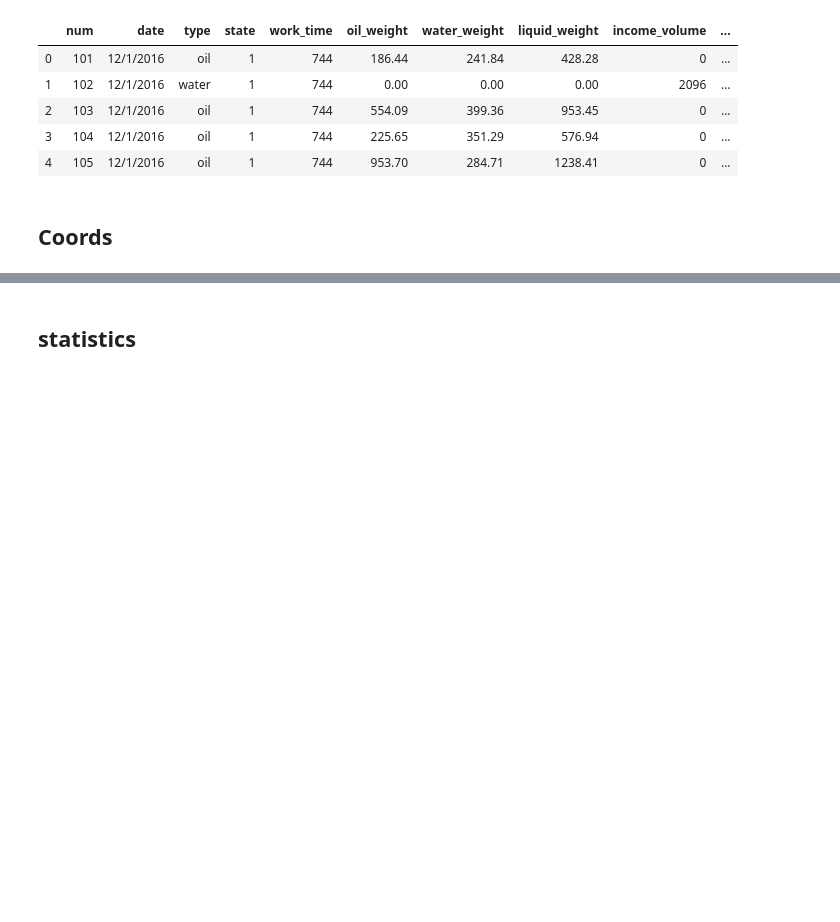
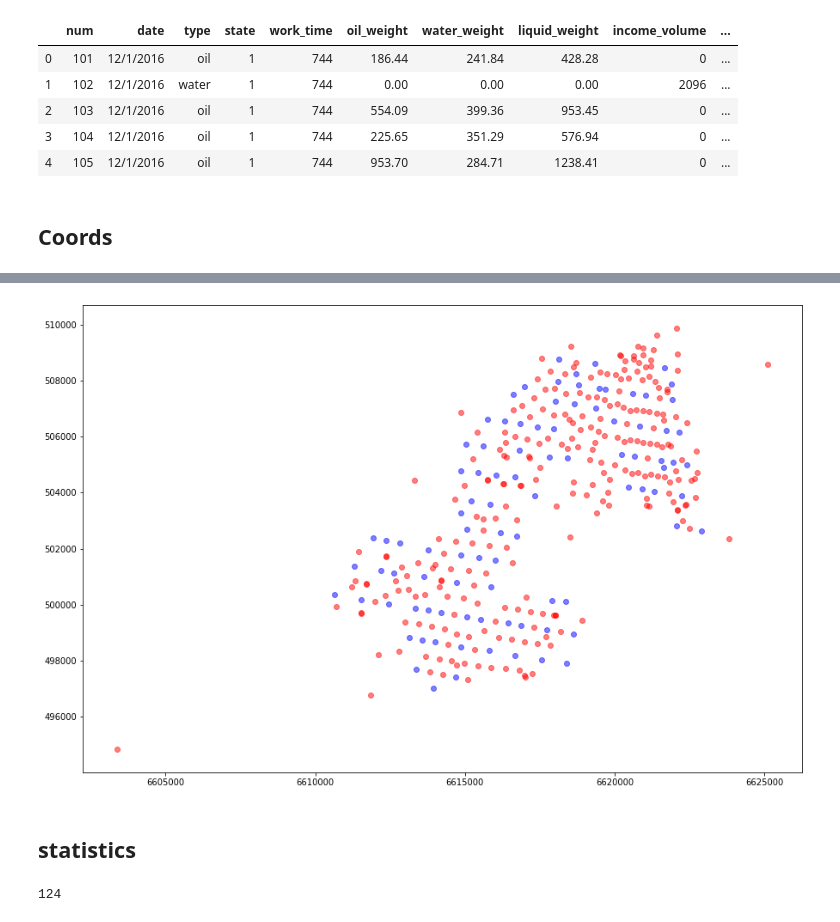
Before and after one commit to NifantovaIrina/NifantovaIrina.github.io, a Jupyter notebook: data_preprocessing.ipynb, the cells around one changed output, grey strips where cells are left out. Saved outputs shown, nothing was run; the diff lists cells and outputs as text; code cells hidden in the pictures; blank space fills up the shorter version.

Commit message:
scatter

```diff
--- a/data_preprocessing.ipynb
+++ b/data_preprocessing.ipynb
@@ -201 +197,3 @@ print(len(new_df["hole_type"].unique()))
+# %%
+df = newest
 # %%
@@ -211,3 +207,23 @@ coords.head()
 | 2 | 103 | 6621857 | 504372 |
 | 3 | 104 | 6621436 | 504586 |
 | 4 | 105 | 6621585 | 505642 |
+# %%
+water_holes = set()
+for index, row in df.iterrows():
+    if row["type"] == "water":
+        water_holes.add(row["num"])
+# %%
+types = []
+x_water = []
+y_water = []
+x_oil = []
+y_oil = []
+for index, row in coords.iterrows():
+    if row["num"] in water_holes:
+        types.append("water")
+        x_water.append(row["x"])
+        y_water.append(row["y"])
+    else:
+        types.append("oil")
+        x_oil.append(row["x"])
+        y_oil.append(row["y"])
@@ -214,2 +243,9 @@ coords.head()
+# %%
+plt.figure(figsize=(15, 10))
+plt.scatter(x_water, y_water, color='blue', alpha=0.5)
+plt.scatter(x_oil, y_oil, color='red', alpha=0.5)
+plt.show()
+# %% [output]
+[figure, added]
 # %% [markdown]
 ## statistics ##
@@ -215,0 +258,4 @@ coords.head()
+# %%
+print(len(unique_dates))
+# %% [output]
+124
```
Also changed, not shown: parts of 16 cells of this notebook.
